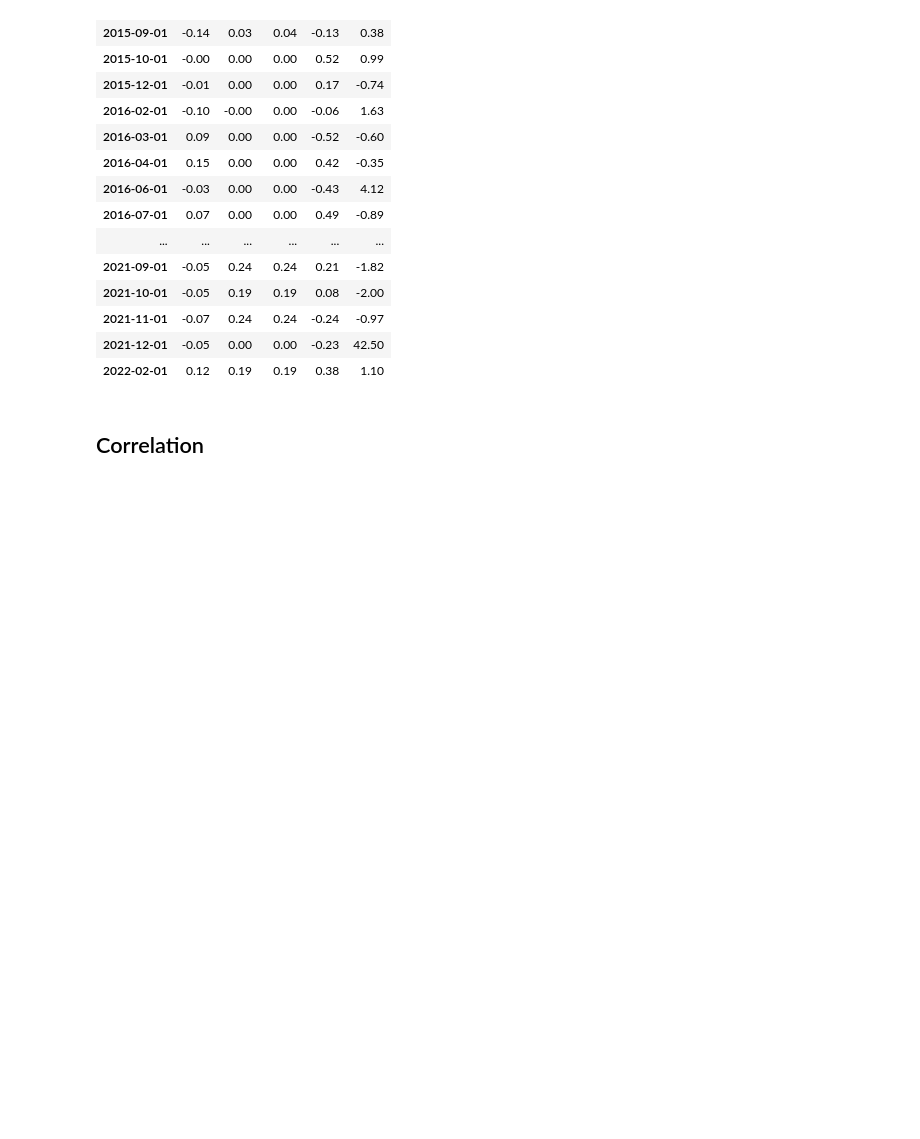
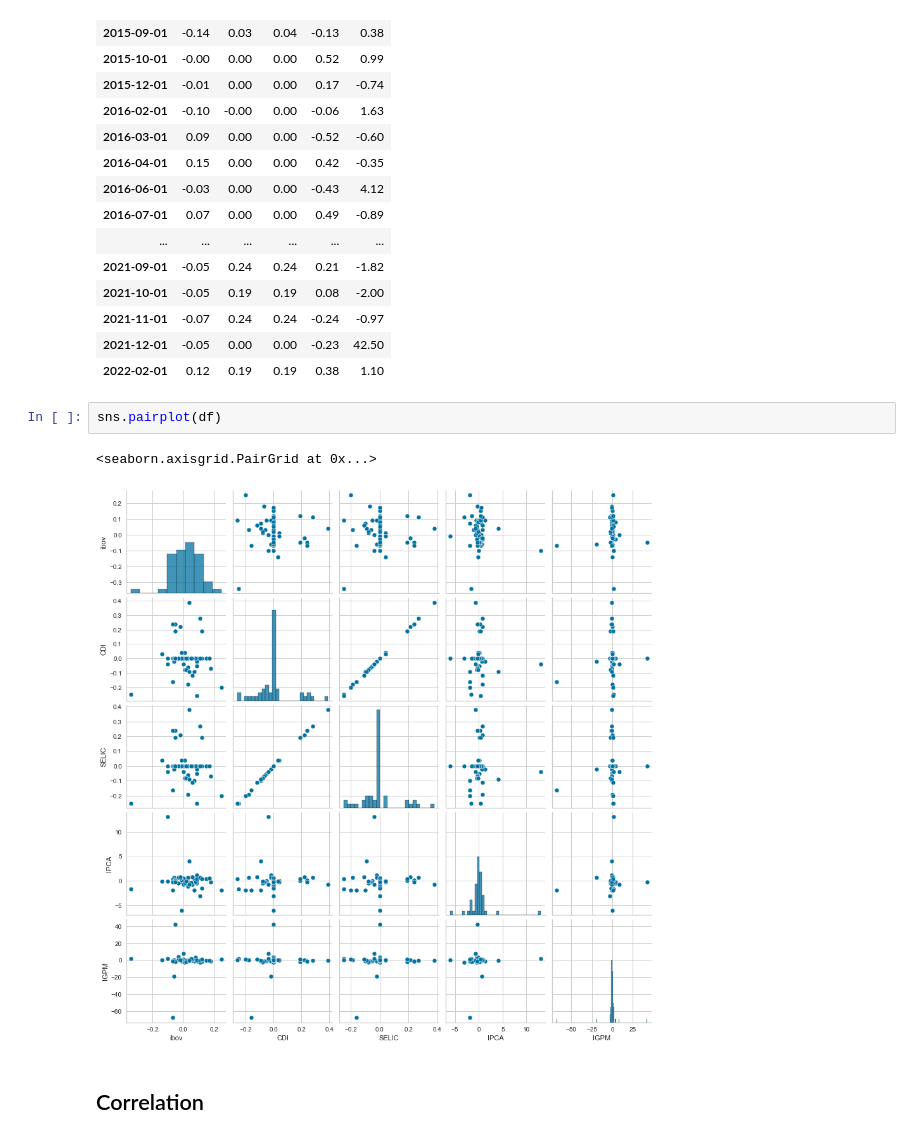
Before and after one commit to rknagao/finance, a Jupyter notebook: notebook/exploring_correlation.ipynb, the cells around one changed output. Drawn from its saved outputs; the diff is of its cells as text; blank space fills up the shorter version.

```diff
--- a/notebook/exploring_correlation.ipynb
+++ b/notebook/exploring_correlation.ipynb
@@ -178,6 +178,11 @@ df
 | 2021-11-01 | -0.07 | 0.24 | 0.24 | -0.24 | -0.97 |
 | 2021-12-01 | -0.05 | 0.00 | 0.00 | -0.23 | 42.50 |
 | 2022-02-01 | 0.12 | 0.19 | 0.19 | 0.38 | 1.10 |
+# %%
+sns.pairplot(df)
+# %% [output]
+<seaborn.axisgrid.PairGrid at 0x...>
+[figure, added]
 # %% [markdown]
 ## Correlation
 # %%
```
Also changed, not shown: parts of 1 cell of this notebook.
